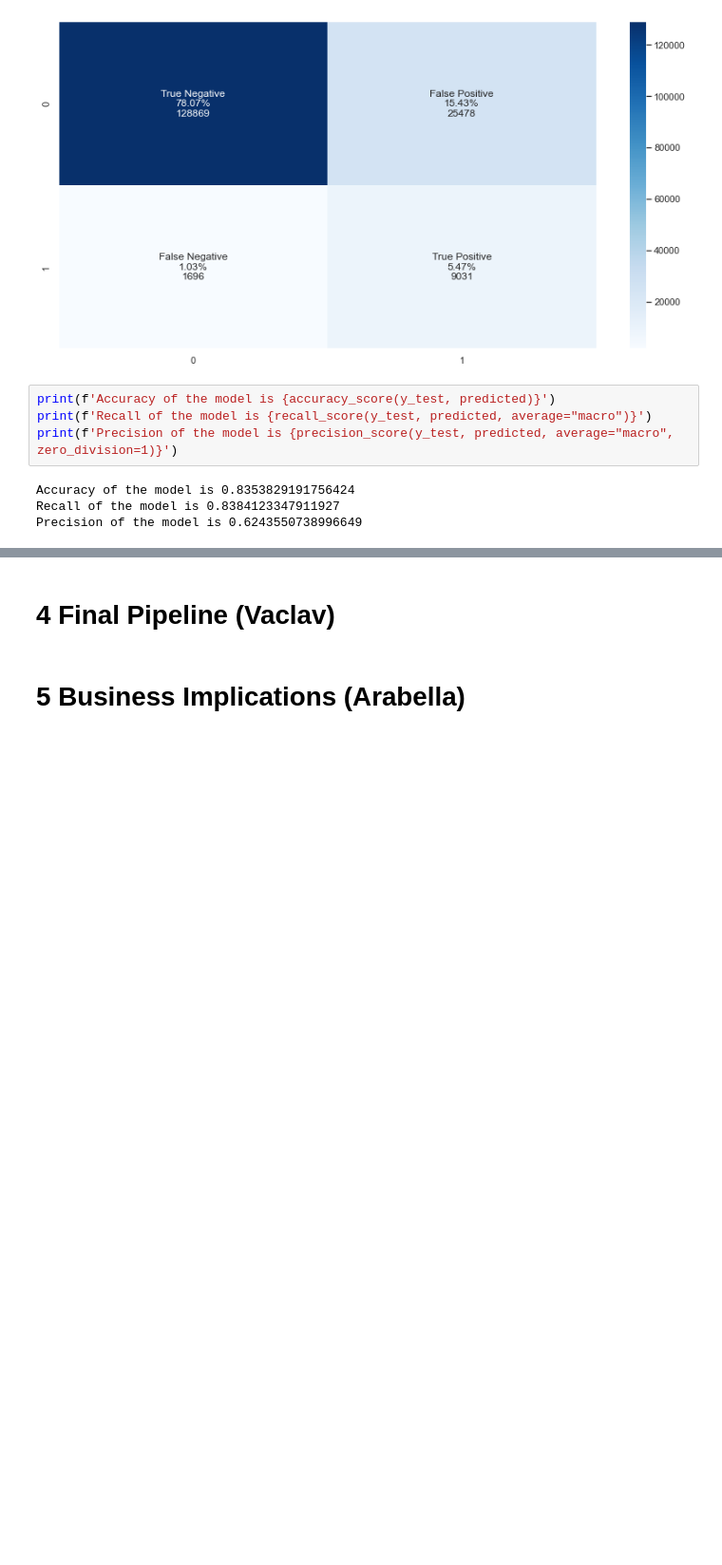
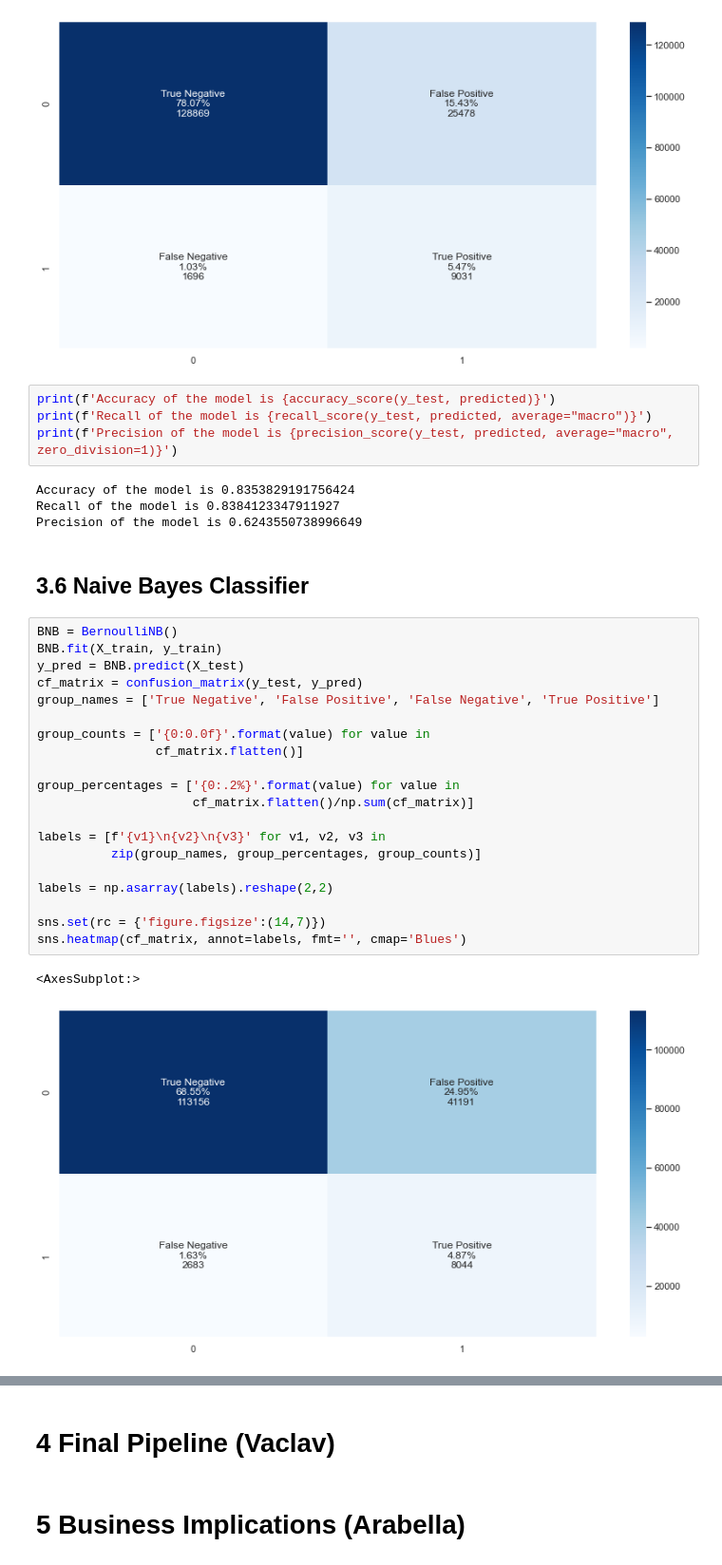
Before and after one commit to fynnoldenburg/KKBOX-Churn-Prediction, a Jupyter notebook: kkbox_machine_learning_clean.ipynb, the cells around one changed output, grey strips where cells are left out. Shown: that part at 95% size. Drawn from its saved outputs; the diff is of its cells as text; blank space fills up the shorter version.

Commit message:
Added Naive Bayes

```diff
--- a/kkbox_machine_learning_clean.ipynb
+++ b/kkbox_machine_learning_clean.ipynb
@@ -499,3 +500,28 @@ print(f'Precision of the model is {precision_score(y_test, predicted, average="m
 Accuracy of the model is 0.8353829191756424
 Recall of the model is 0.8384123347911927
 Precision of the model is 0.6243550738996649
+# %% [markdown]
+## 3.6 Naive Bayes Classifier
+# %%
+BNB = BernoulliNB()
+BNB.fit(X_train, y_train)
+y_pred = BNB.predict(X_test)
+cf_matrix = confusion_matrix(y_test, y_pred)
+group_names = ['True Negative', 'False Positive', 'False Negative', 'True Positive']
+
+group_counts = ['{0:0.0f}'.format(value) for value in
+                cf_matrix.flatten()]
+
+group_percentages = ['{0:.2%}'.format(value) for value in
+                     cf_matrix.flatten()/np.sum(cf_matrix)]
+
+labels = [f'{v1}\n{v2}\n{v3}' for v1, v2, v3 in
+          zip(group_names, group_percentages, group_counts)]
+
+labels = np.asarray(labels).reshape(2,2)
+
+sns.set(rc = {'figure.figsize':(14,7)})
+sns.heatmap(cf_matrix, annot=labels, fmt='', cmap='Blues')
+# %% [output]
+<AxesSubplot:>
+[figure, added]
```
Also changed, not shown: parts of 2 cells of this notebook.
